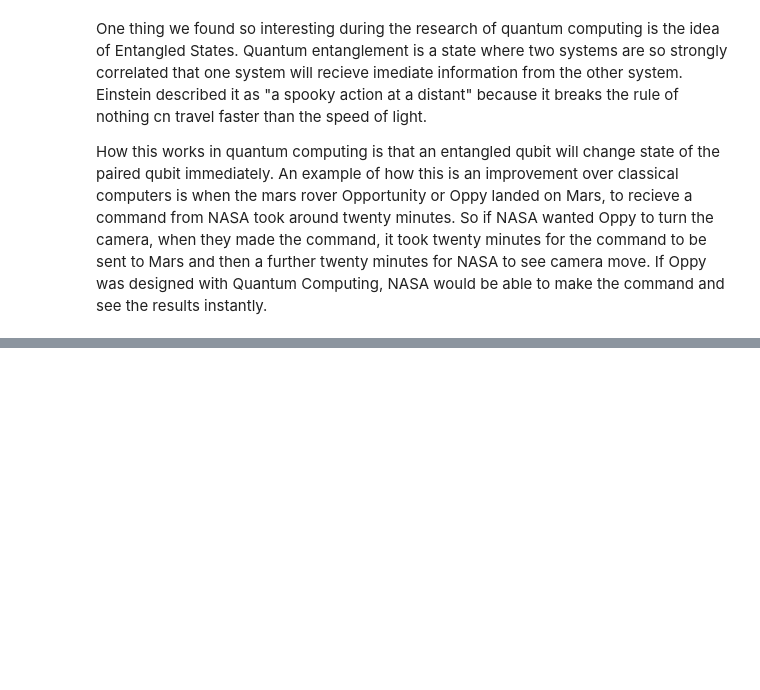
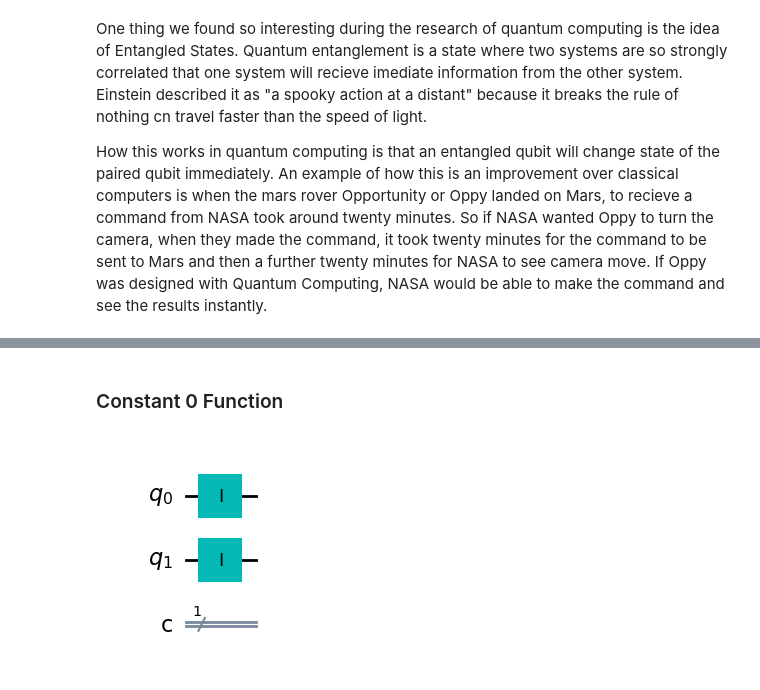
Before and after one commit to adamdalton155/EmergingTechRepoFinal, a Jupyter notebook: Topic Five.ipynb, the cells around one changed output, grey strips where cells are left out. Drawn from its saved outputs; the diff is of its cells as text; code cells hidden in the pictures; blank space fills up the shorter version.

```diff
--- a/Topic Five.ipynb
+++ b/Topic Five.ipynb
@@ -224,0 +256,10 @@ How this works in quantum computing is that an entangled qubit will change state
+# %% [markdown]
+<h3>Constant 0 Function</h3>
+# %%
+f1 = qiskit.QuantumCircuit(2, 1)
+
+f1.i((0, 1))
+
+f1.draw(output='mpl')
+# %% [output]
+[figure, added]
```
Also changed, not shown: parts of 22 cells of this notebook.
